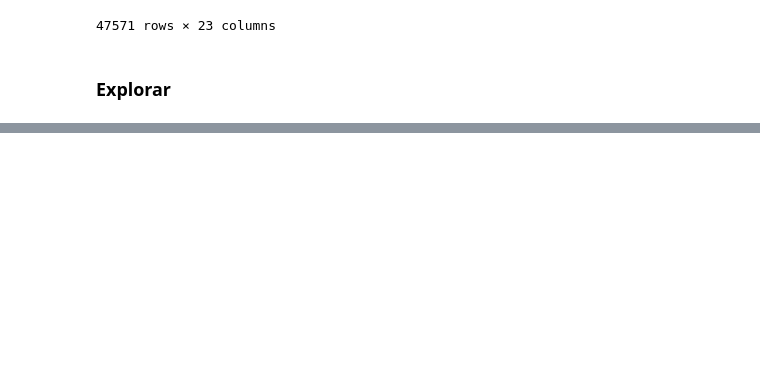
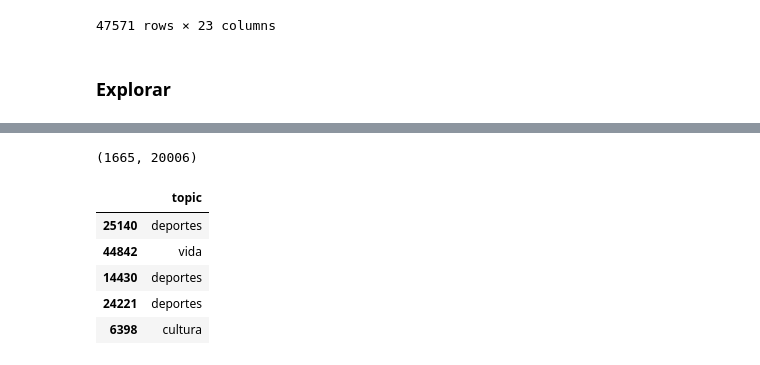
Before and after one commit to Santidnp/Proyecto_NLP, a Jupyter notebook: ProyectoPLN.ipynb, the cells around one changed output, grey strips where cells are left out. Saved outputs shown, nothing was run; the diff lists cells and outputs as text; code cells hidden in the pictures; blank space fills up the shorter version.

```diff
--- a/ProyectoPLN.ipynb
+++ b/ProyectoPLN.ipynb
@@ -246,0 +279,7 @@ array([la compania tecnologica fundada por jeff bezos, amazon, ya es reconocida
+# %%
+from sklearn.model_selection import train_test_split
+train_X, test_X, train_y, test_y = train_test_split(matrizTFIDF,
+                                               df[['Noun','Inter','Numeric', 'Part','Pronoun','Punct','topic']],
+                                                test_size=0.3,
+                                                random_state=1,
+                                                stratify = df['topic'])
@@ -246,0 +318,15 @@ array([la compania tecnologica fundada por jeff bezos, amazon, ya es reconocida
+# %%
+X_train.shape
+# %% [output]
+(1665, 20006)
+# %%
+ train_y.drop(['Noun','Inter','Numeric', 'Part','Pronoun','Punct'], inplace=True, axis=1)
+# %%
+train_y.head()
+# %% [output]
+|  | topic |
+| 25140 | deportes |
+| 44842 | vida |
+| 14430 | deportes |
+| 24221 | deportes |
+| 6398 | cultura |
```
Also changed, not shown: parts of 29 cells of this notebook.
